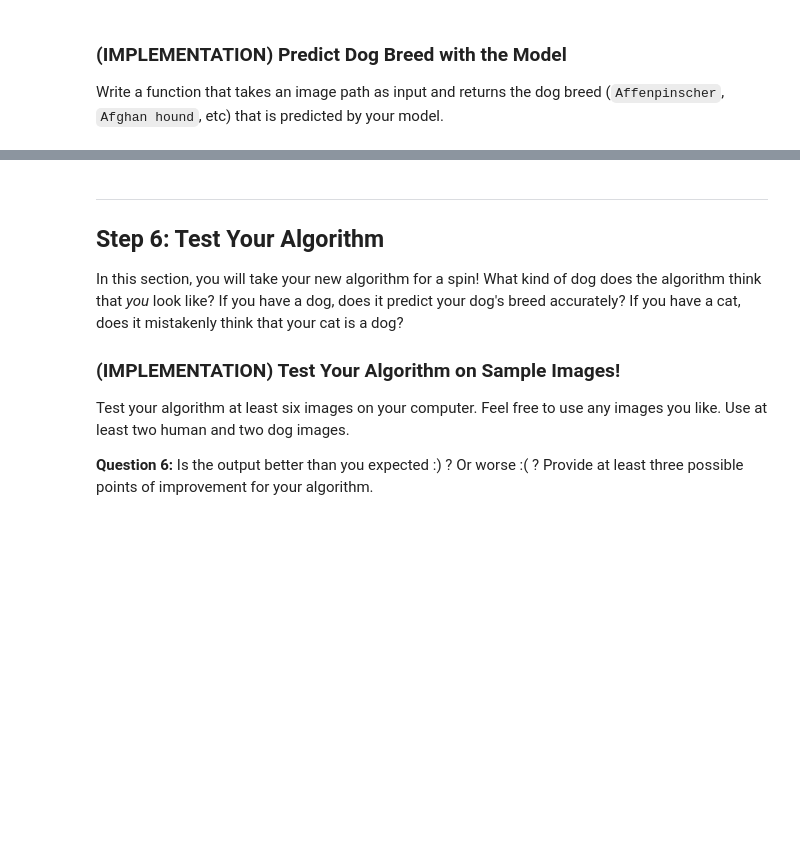
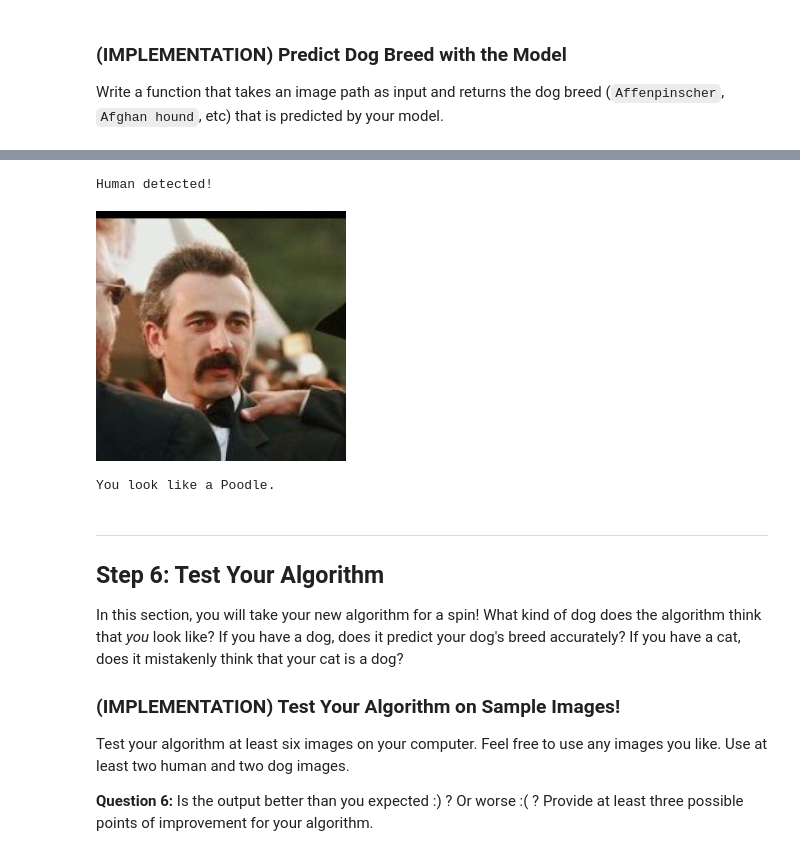
Before and after one commit to miguel-bm/dog-breed-classifier, a Jupyter notebook: dog_app.ipynb, the cells around one changed output, grey strips where cells are left out. Drawn from its saved outputs; the diff is of its cells as text; code cells hidden in the pictures; blank space fills up the shorter version.

```diff
--- a/dog_app.ipynb
+++ b/dog_app.ipynb
@@ -626,3 +938,9 @@ def run_app(img_path):
+# %%
+run_app(human_files_short[10])
+# %% [output]
+Human detected!
+[figure, added]
+You look like a Poodle.
 # %% [markdown]
 ---
 <a id='step6'></a>
```
Also changed, not shown: parts of 42 cells of this notebook, 1 other file.
